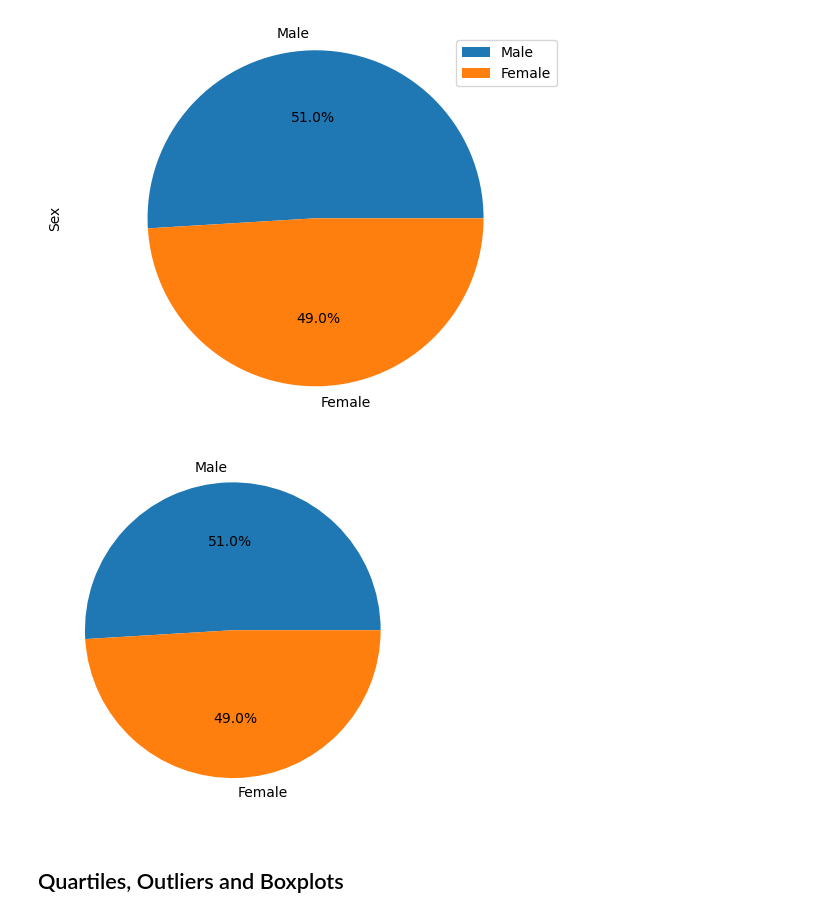
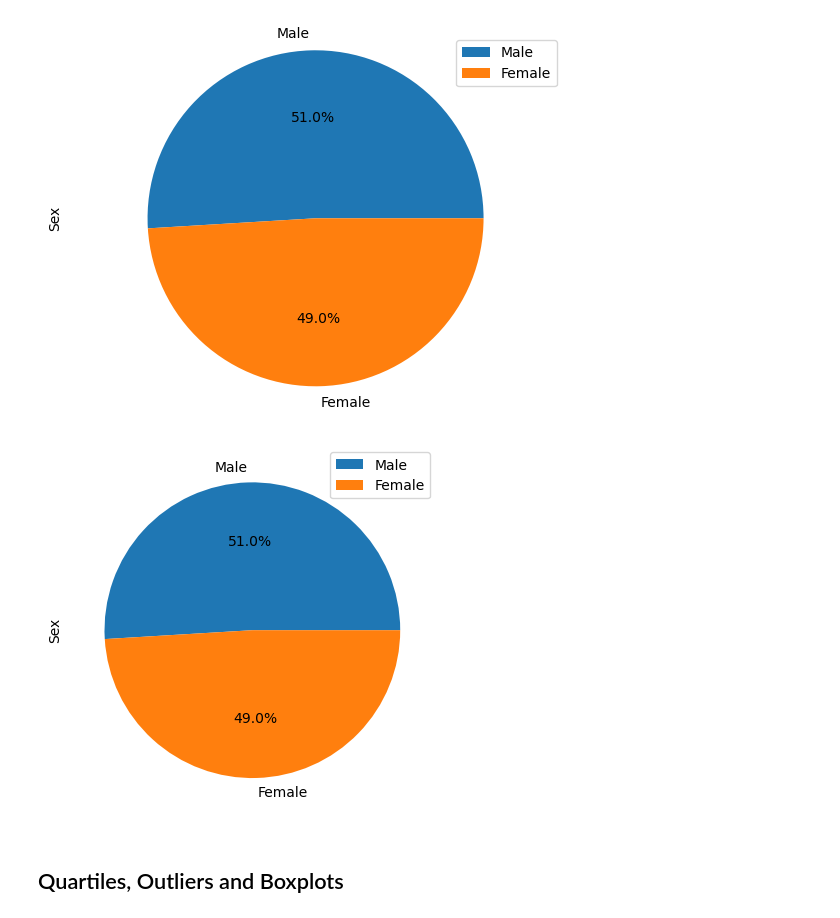
Before and after one commit to rfe123/umn_data_matplotlib_challenge, a Jupyter notebook: Pymaceuticals/pymaceuticals_starter.ipynb, the cells around one changed output. Saved outputs shown, nothing was run; the diff lists cells and outputs as text; code cells hidden in the pictures.

```diff
--- a/Pymaceuticals/pymaceuticals_starter.ipynb
+++ b/Pymaceuticals/pymaceuticals_starter.ipynb
@@ -174,12 +179,14 @@ plt.show()
 # %%
 # Generate a pie plot showing the distribution of female versus male mice using pyplot
 new_df = pie_df.reset_index()
 labels = [x for x in new_df['Sex']]
 counts = [x for x in new_df['Mouse ID']]
 plt.pie(counts, labels=labels, autopct="%1.1f%%")
+plt.legend(labels)
+plt.ylabel('Sex')
 plt.show()
 # %% [output]
-[figure, old version]
+[figure, new version]
 # %% [markdown]
 ## Quartiles, Outliers and Boxplots
 # %%
```
Also changed, not shown: parts of 5 cells of this notebook, 1 other file.
